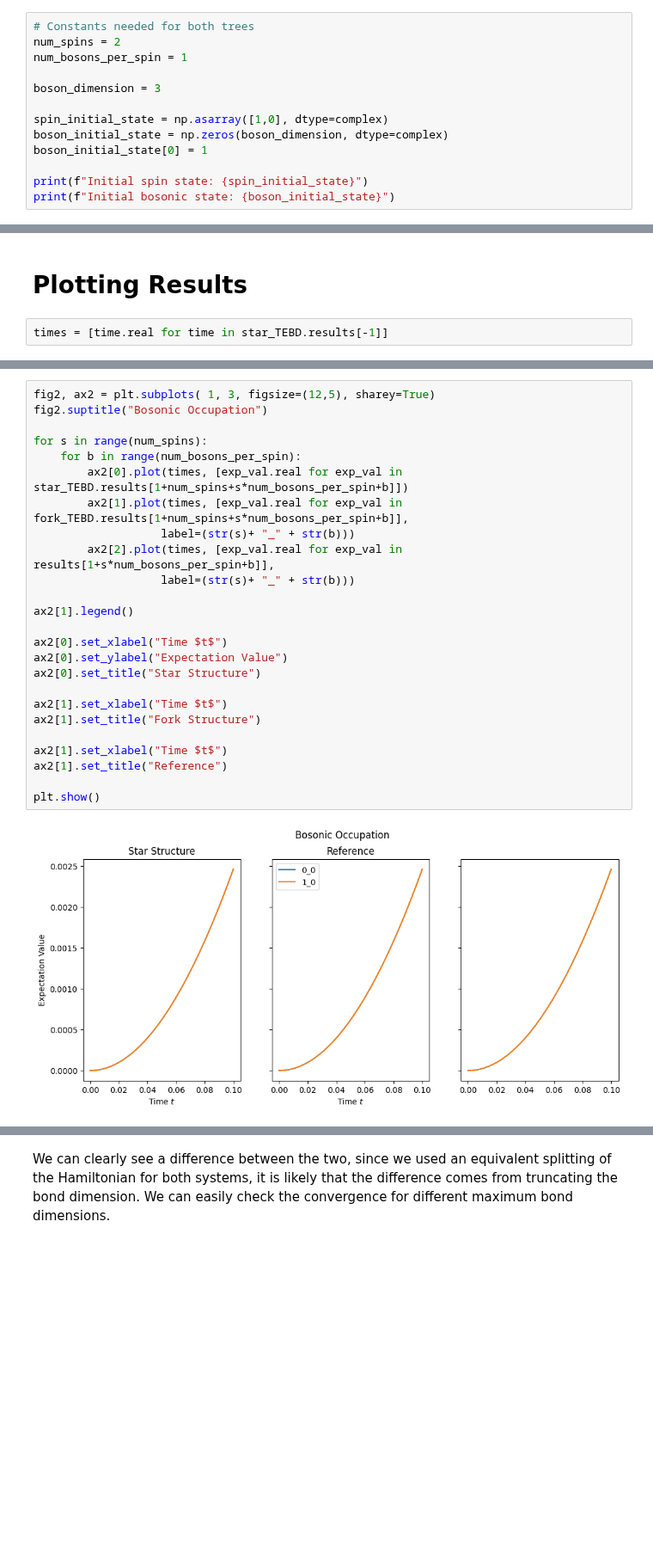
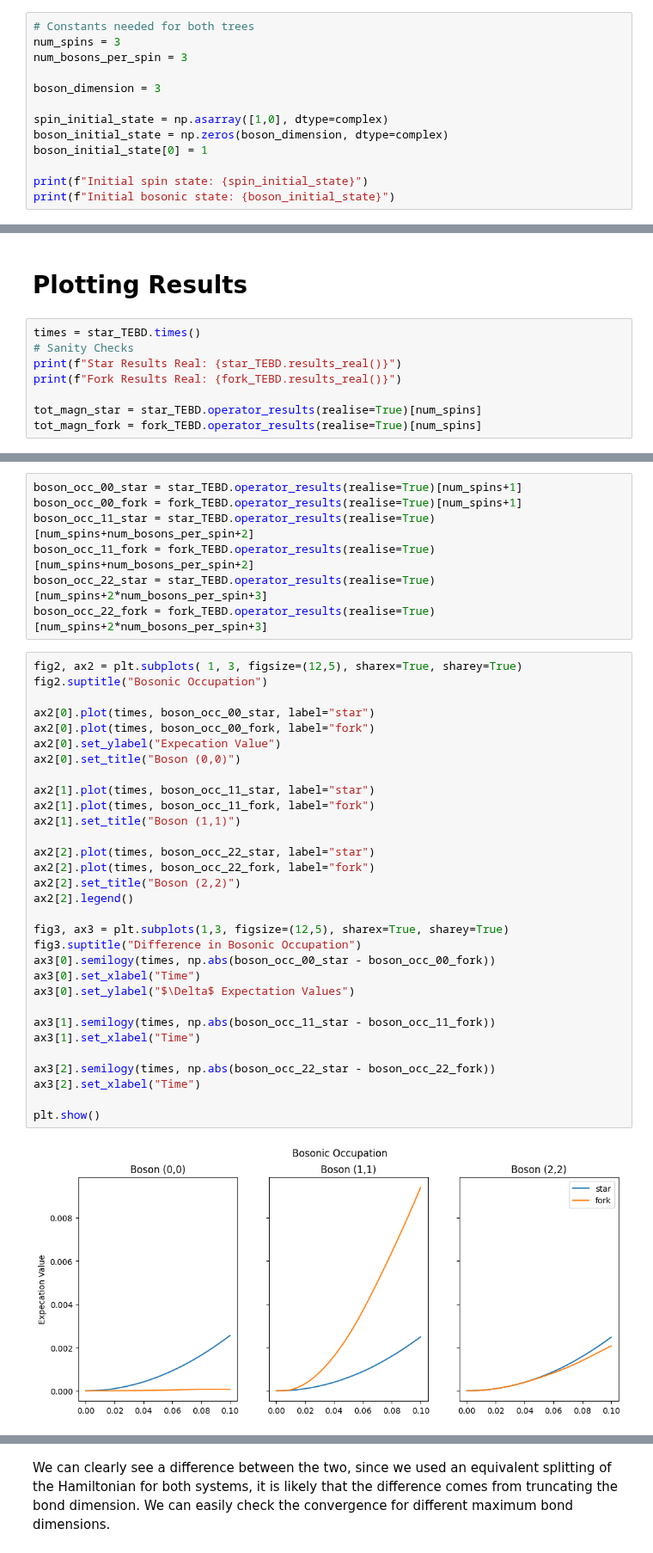
Before and after one commit to Drachier/PyTreeNet, a Jupyter notebook: example_notebooks/tebd/bosonic_tree_tebd.ipynb, the cells around one changed output, grey strips where cells are left out. Shown at 86% size. Drawn from its saved outputs; the diff is of its cells as text; blank space fills up the shorter version.

```diff
--- a/example_notebooks/tebd/bosonic_tree_tebd.ipynb
+++ b/example_notebooks/tebd/bosonic_tree_tebd.ipynb
@@ -32,8 +32,8 @@ from copy import deepcopy
 We want to run the algorithm for two different tree patterns connecting each spin to its respective bosons. To make the computation numerically possible, we have to set a maximun physical dimension of the bosonic system $d_{\text{max}}$. The initial state of the simulation will be |0> for all spins and the ground state for the bosonic systems.
 # %%
 # Constants needed for both trees
-num_spins = 2
-num_bosons_per_spin = 1
+num_spins = 3
+num_bosons_per_spin = 3
 
 boson_dimension = 3
 
@@ -359,4 +249,10 @@ results.shape
 # %% [markdown]
 # Plotting Results
 # %%
-times = [time.real for time in star_TEBD.results[-1]]
+times = star_TEBD.times()
+# Sanity Checks
+print(f"Star Results Real: {star_TEBD.results_real()}")
+print(f"Fork Results Real: {fork_TEBD.results_real()}")
+
+tot_magn_star = star_TEBD.operator_results(realise=True)[num_spins]
+tot_magn_fork = fork_TEBD.operator_results(realise=True)[num_spins]
@@ -384,27 +280,40 @@ plt.show()
+# %%
+boson_occ_00_star = star_TEBD.operator_results(realise=True)[num_spins+1]
+boson_occ_00_fork = fork_TEBD.operator_results(realise=True)[num_spins+1]
+boson_occ_11_star = star_TEBD.operator_results(realise=True)[num_spins+num_bosons_per_spin+2]
+boson_occ_11_fork = fork_TEBD.operator_results(realise=True)[num_spins+num_bosons_per_spin+2]
+boson_occ_22_star = star_TEBD.operator_results(realise=True)[num_spins+2*num_bosons_per_spin+3]
+boson_occ_22_fork = fork_TEBD.operator_results(realise=True)[num_spins+2*num_bosons_per_spin+3]
 # %%
-fig2, ax2 = plt.subplots( 1, 3, figsize=(12,5), sharey=True)
+fig2, ax2 = plt.subplots( 1, 3, figsize=(12,5), sharex=True, sharey=True)
 fig2.suptitle("Bosonic Occupation")
 
-for s in range(num_spins):
-    for b in range(num_bosons_per_spin):
-        ax2[0].plot(times, [exp_val.real for exp_val in star_TEBD.results[1+num_spins+s*num_bosons_per_spin+b]])
-        ax2[1].plot(times, [exp_val.real for exp_val in fork_TEBD.results[1+num_spins+s*num_bosons_per_spin+b]],
-                   label=(str(s)+ "_" + str(b)))
-        ax2[2].plot(times, [exp_val.real for exp_val in results[1+s*num_bosons_per_spin+b]],
-                   label=(str(s)+ "_" + str(b)))
+ax2[0].plot(times, boson_occ_00_star, label="star")
+ax2[0].plot(times, boson_occ_00_fork, label="fork")
+ax2[0].set_ylabel("Expecation Value")
+ax2[0].set_title("Boson (0,0)")
 
-ax2[1].legend()
+ax2[1].plot(times, boson_occ_11_star, label="star")
+ax2[1].plot(times, boson_occ_11_fork, label="fork")
+ax2[1].set_title("Boson (1,1)")
 
-ax2[0].set_xlabel("Time $t$")
-ax2[0].set_ylabel("Expectation Value")
-ax2[0].set_title("Star Structure")
+ax2[2].plot(times, boson_occ_22_star, label="star")
+ax2[2].plot(times, boson_occ_22_fork, label="fork")
+ax2[2].set_title("Boson (2,2)")
+ax2[2].legend()
 
-ax2[1].set_xlabel("Time $t$")
-ax2[1].set_title("Fork Structure")
+fig3, ax3 = plt.subplots(1,3, figsize=(12,5), sharex=True, sharey=True)
+fig3.suptitle("Difference in Bosonic Occupation")
+ax3[0].semilogy(times, np.abs(boson_occ_00_star - boson_occ_00_fork))
+ax3[0].set_xlabel("Time")
+ax3[0].set_ylabel("$\Delta$ Expectation Values")
 
-ax2[1].set_xlabel("Time $t$")
-ax2[1].set_title("Reference")
+ax3[1].semilogy(times, np.abs(boson_occ_11_star - boson_occ_11_fork))
+ax3[1].set_xlabel("Time")
+
+ax3[2].semilogy(times, np.abs(boson_occ_22_star - boson_occ_22_fork))
+ax3[2].set_xlabel("Time")
 
 plt.show()
 # %% [output]
-[figure, old version]
+[figure, new version]
```
Also changed, not shown: parts of 10 cells of this notebook.
